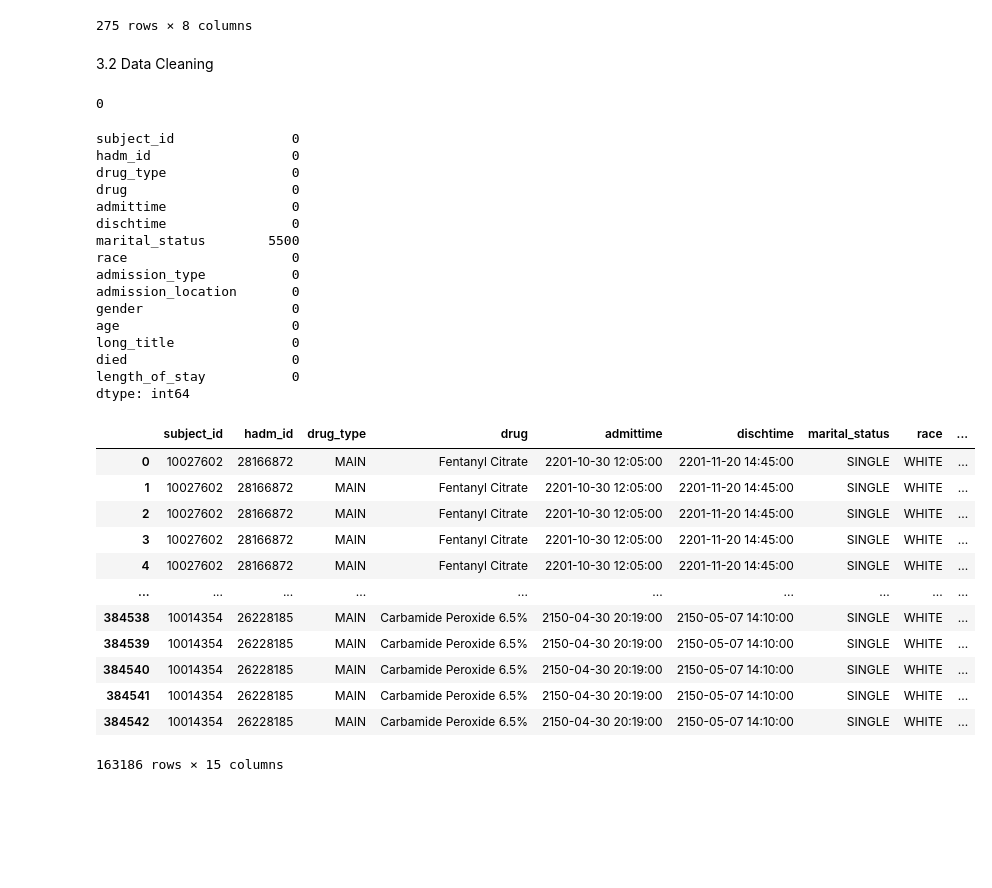
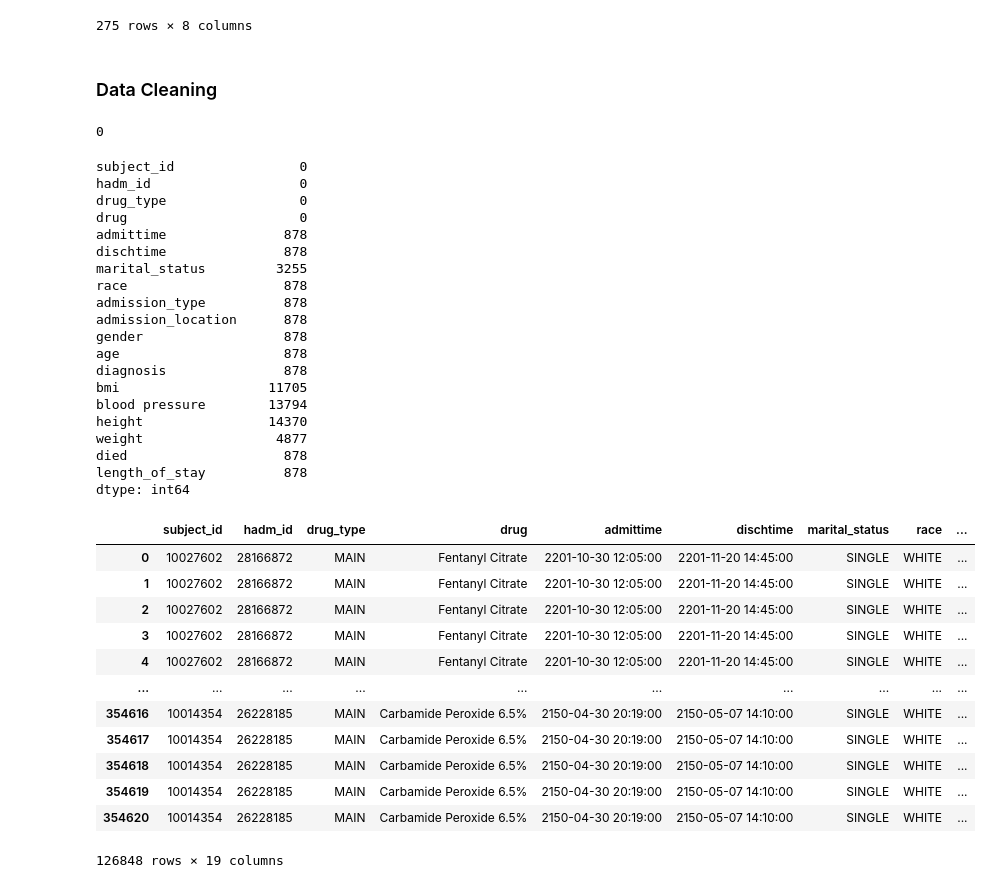
Before and after one commit to bizzfuzz/CHOP-comprehensive-hospital-outcome-prediction-system, a Jupyter notebook: CHOP.ipynb, the cells around one changed output. Drawn from its saved outputs; the diff is of its cells as text; code cells hidden in the pictures; blank space fills up the shorter version.

```diff
--- a/CHOP.ipynb
+++ b/CHOP.ipynb
@@ -124,5 +124,9 @@ pivot_omr
 # %%
 merged_diagnoses= pd.merge(diagnoses, diagnoses2, on=['icd_code', 'icd_version'], how='left')
 merged_diagnoses.drop(["icd_code", "icd_version","seq_num"],axis=1,inplace=True)
+#rename long_title column to diagnosis
+merged_diagnoses.rename(columns={"long_title":"diagnosis"}, inplace=True)
+#merge diagnoseswith the pivot_omr dataframe using the subject_id column
+merged_diagnoses = pd.merge(merged_diagnoses, pivot_omr, on="subject_id", how="right")
 merged_diagnoses.head()
 # %% [output]
@@ -304,7 +308,7 @@ readmissions_df
 | 239 | 10040025 | 27996267 | 2148-01-23 12:18:00 | 2148-02-04 20:51:00 | NaT | NaT | False | ... |
 275 rows × 8 columns
 # %% [markdown]
-3.2 Data Cleaning
+### Data Cleaning
 # %%
 #Checking for duplicates and missing values from the prescriptions df
 
@@ -313,41 +317,44 @@ prescriptions_df.duplicated().sum()
 0
 # %%
 #missing values
-
 prescriptions_df.isnull().sum()
 # %% [output]
-subject_id               0
-hadm_id                  0
-drug_type                0
-drug                     0
-admittime                0
-dischtime                0
-marital_status        5500
-race                     0
-admission_type           0
-admission_location       0
-gender                   0
-age                      0
-long_title               0
-died                     0
-length_of_stay           0
+subject_id                0
+hadm_id                   0
+drug_type                 0
+drug                      0
+admittime               878
+dischtime               878
+marital_status         3255
+race                    878
+admission_type          878
+admission_location      878
+gender                  878
+age                     878
+diagnosis               878
+bmi                   11705
+blood pressure        13794
+height                14370
+weight                 4877
+died                    878
+length_of_stay          878
 dtype: int64
 # %%
-#drop missing values from the marital_status column
+#drop missing values from the dataset
 
-prescriptions_df.dropna(subset=['marital_status'], inplace=True)
+prescriptions_df.dropna(inplace=True)
 prescriptions_df
 # %% [output]
 |  | subject_id | hadm_id | drug_type | drug | admittime | dischtime | marital_status | race | ... |
 | 0 | 10027602 | 28166872 | MAIN | Fentanyl Citrate | 2201-10-30 12:05:00 | 2201-11-20 14:45:00 | SINGLE | WHITE | ... |
 | 1 | 10027602 | 28166872 | MAIN | Fentanyl Citrate | 2201-10-30 12:05:00 | 2201-11-20 14:45:00 | SINGLE | WHITE | ... |
 | 2 | 10027602 | 28166872 | MAIN | Fentanyl Citrate | 2201-10-30 12:05:00 | 2201-11-20 14:45:00 | SINGLE | WHITE | ... |
 | 3 | 10027602 | 28166872 | MAIN | Fentanyl Citrate | 2201-10-30 12:05:00 | 2201-11-20 14:45:00 | SINGLE | WHITE | ... |
 | 4 | 10027602 | 28166872 | MAIN | Fentanyl Citrate | 2201-10-30 12:05:00 | 2201-11-20 14:45:00 | SINGLE | WHITE | ... |
 | ... | ... | ... | ... | ... | ... | ... | ... | ... | ... |
-| 384538 | 10014354 | 26228185 | MAIN | Carbamide Peroxide 6.5% | 2150-04-30 20:19:00 | 2150-05-07 14:10:00 | SINGLE | WHITE | ... |
-| 384539 | 10014354 | 26228185 | MAIN | Carbamide Peroxide 6.5% | 2150-04-30 20:19:00 | 2150-05-07 14:10:00 | SINGLE | WHITE | ... |
-| 384540 | 10014354 | 26228185 | MAIN | Carbamide Peroxide 6.5% | 2150-04-30 20:19:00 | 2150-05-07 14:10:00 | SINGLE | WHITE | ... |
-| 384541 | 10014354 | 26228185 | MAIN | Carbamide Peroxide 6.5% | 2150-04-30 20:19:00 | 2150-05-07 14:10:00 | SINGLE | WHITE | ... |
-| 384542 | 10014354 | 26228185 | MAIN | Carbamide Peroxide 6.5% | 2150-04-30 20:19:00 | 2150-05-07 14:10:00 | SINGLE | WHITE | ... |
+| 354616 | 10014354 | 26228185 | MAIN | Carbamide Peroxide 6.5% | 2150-04-30 20:19:00 | 2150-05-07 14:10:00 | SINGLE | WHITE | ... |
+| 354617 | 10014354 | 26228185 | MAIN | Carbamide Peroxide 6.5% | 2150-04-30 20:19:00 | 2150-05-07 14:10:00 | SINGLE | WHITE | ... |
+| 354618 | 10014354 | 26228185 | MAIN | Carbamide Peroxide 6.5% | 2150-04-30 20:19:00 | 2150-05-07 14:10:00 | SINGLE | WHITE | ... |
+| 354619 | 10014354 | 26228185 | MAIN | Carbamide Peroxide 6.5% | 2150-04-30 20:19:00 | 2150-05-07 14:10:00 | SINGLE | WHITE | ... |
+| 354620 | 10014354 | 26228185 | MAIN | Carbamide Peroxide 6.5% | 2150-04-30 20:19:00 | 2150-05-07 14:10:00 | SINGLE | WHITE | ... |
-163186 rows × 15 columns
+126848 rows × 19 columns
```
Also changed, not shown: parts of 7 cells of this notebook.
